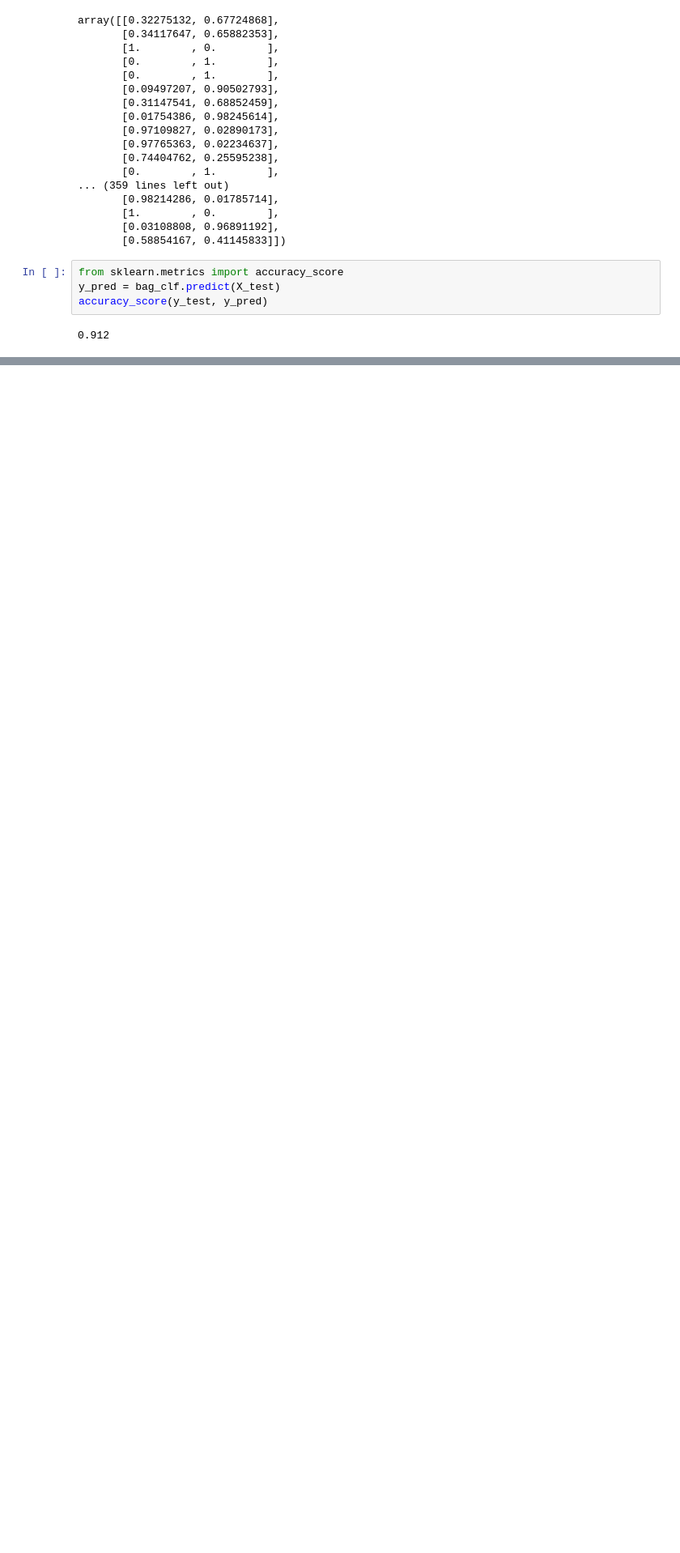
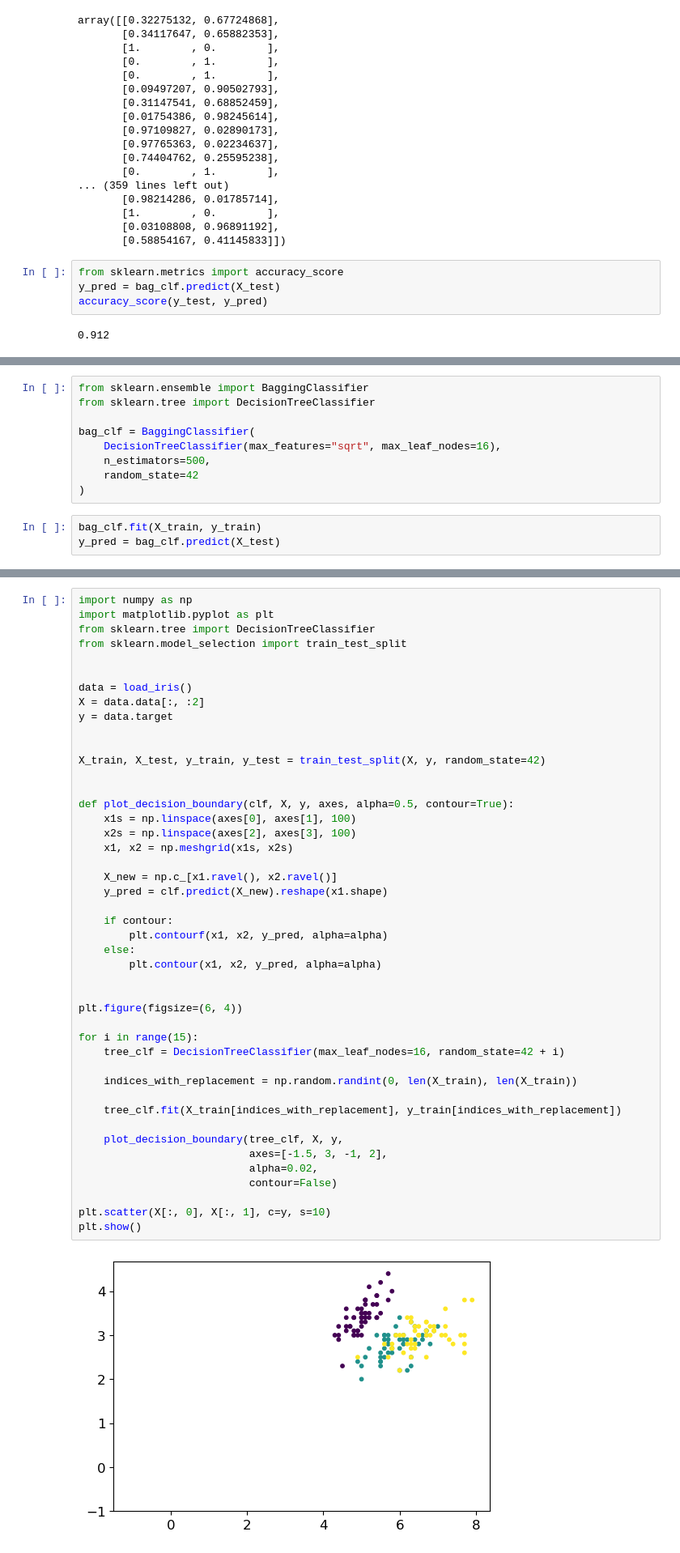
Before and after one commit to Sandip29-Bravo/Advanced-ML, a Jupyter notebook: Ensemble Learning/main.ipynb, the cells around one changed output, grey strips where cells are left out. Shown at 81% size. Saved outputs shown, nothing was run; the diff lists cells and outputs as text; blank space fills up the shorter version.

Commit message:
Create different model and test accuracy

```diff
--- a/Ensemble Learning/main.ipynb
+++ b/Ensemble Learning/main.ipynb
@@ -188,0 +205,12 @@ accuracy_score(y_test, y_pred)
+# %%
+from sklearn.ensemble import BaggingClassifier
+from sklearn.tree import DecisionTreeClassifier
+
+bag_clf = BaggingClassifier(
+    DecisionTreeClassifier(max_features="sqrt", max_leaf_nodes=16),
+    n_estimators=500,
+    random_state=42
+)
+# %%
+bag_clf.fit(X_train, y_train)
+y_pred = bag_clf.predict(X_test)
@@ -188,0 +233,47 @@ accuracy_score(y_test, y_pred)
+# %%
+import numpy as np
+import matplotlib.pyplot as plt
+from sklearn.tree import DecisionTreeClassifier
+from sklearn.model_selection import train_test_split
+
+
+data = load_iris()
+X = data.data[:, :2]
+y = data.target
+
+
+X_train, X_test, y_train, y_test = train_test_split(X, y, random_state=42)
+
+
+def plot_decision_boundary(clf, X, y, axes, alpha=0.5, contour=True):
+    x1s = np.linspace(axes[0], axes[1], 100)
+    x2s = np.linspace(axes[2], axes[3], 100)
+    x1, x2 = np.meshgrid(x1s, x2s)
+
+    X_new = np.c_[x1.ravel(), x2.ravel()]
+    y_pred = clf.predict(X_new).reshape(x1.shape)
+
+    if contour:
+        plt.contourf(x1, x2, y_pred, alpha=alpha)
+    else:
+        plt.contour(x1, x2, y_pred, alpha=alpha)
+
+
+plt.figure(figsize=(6, 4))
+
+for i in range(15):
+    tree_clf = DecisionTreeClassifier(max_leaf_nodes=16, random_state=42 + i)
+
+    indices_with_replacement = np.random.randint(0, len(X_train), len(X_train))
+
+    tree_clf.fit(X_train[indices_with_replacement], y_train[indices_with_replacement])
+
+    plot_decision_boundary(tree_clf, X, y,
+                           axes=[-1.5, 3, -1, 2],
+                           alpha=0.02,
+                           contour=False)
+
+plt.scatter(X[:, 0], X[:, 1], c=y, s=10)
+plt.show()
+# %% [output]
+[figure, added]
```
Also changed, not shown: parts of 50 cells of this notebook.
